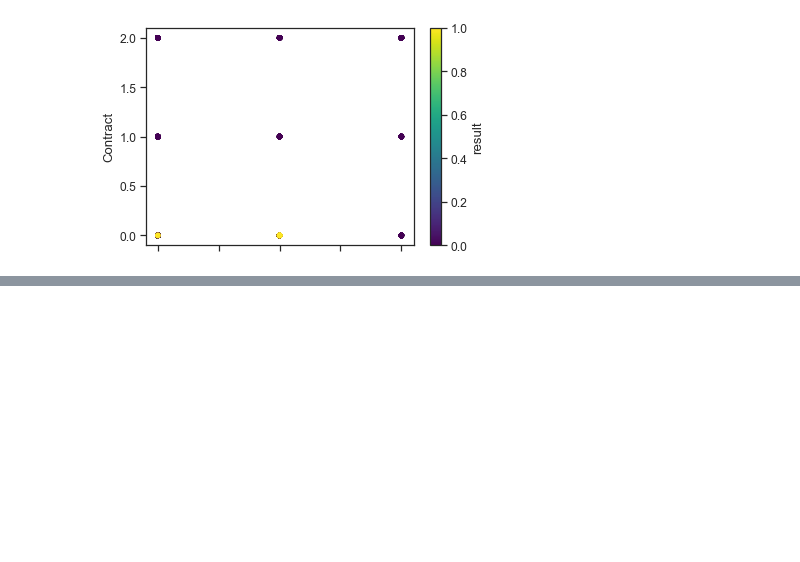
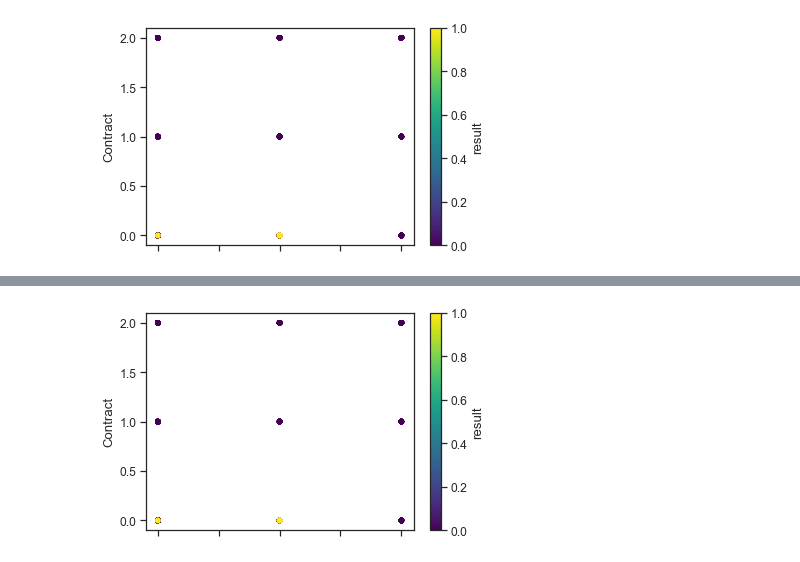
Before and after one commit to greatgomer/Task2_ML, a Jupyter notebook: ROONYX_Test2.ipynb, the cells around one changed output, grey strips where cells are left out. Cells and saved outputs as stored; diff of their text form; code cells hidden in the pictures; blank space fills up the shorter version.

```diff
--- a/ROONYX_Test2.ipynb
+++ b/ROONYX_Test2.ipynb
@@ -422,3 +431,6 @@ ax5 = final_random_forest.plot.scatter(x='InternetService',
                        colormap='viridis')
 # %% [output]
 [figure]
+# %%
+X_train, X_test, y_train, y_test = train_test_split(
+data_for_train, target_vector, test_size=0.2, random_state=42)
@@ -424,0 +463,4 @@ ax5 = final_random_forest.plot.scatter(x='InternetService',
+# %%
+final_GBT = X_test
+final_GBT['result'] = predictions4.tolist()
+final_GBT
@@ -424,0 +481,7 @@ ax5 = final_random_forest.plot.scatter(x='InternetService',
+# %%
+ax7 = final_GBT.plot.scatter(x='InternetService',
+                       y='Contract',
+                       c='result',
+                       colormap='viridis')
+# %% [output]
+[figure, added]
```
Also changed, not shown: parts of 7 cells of this notebook.
